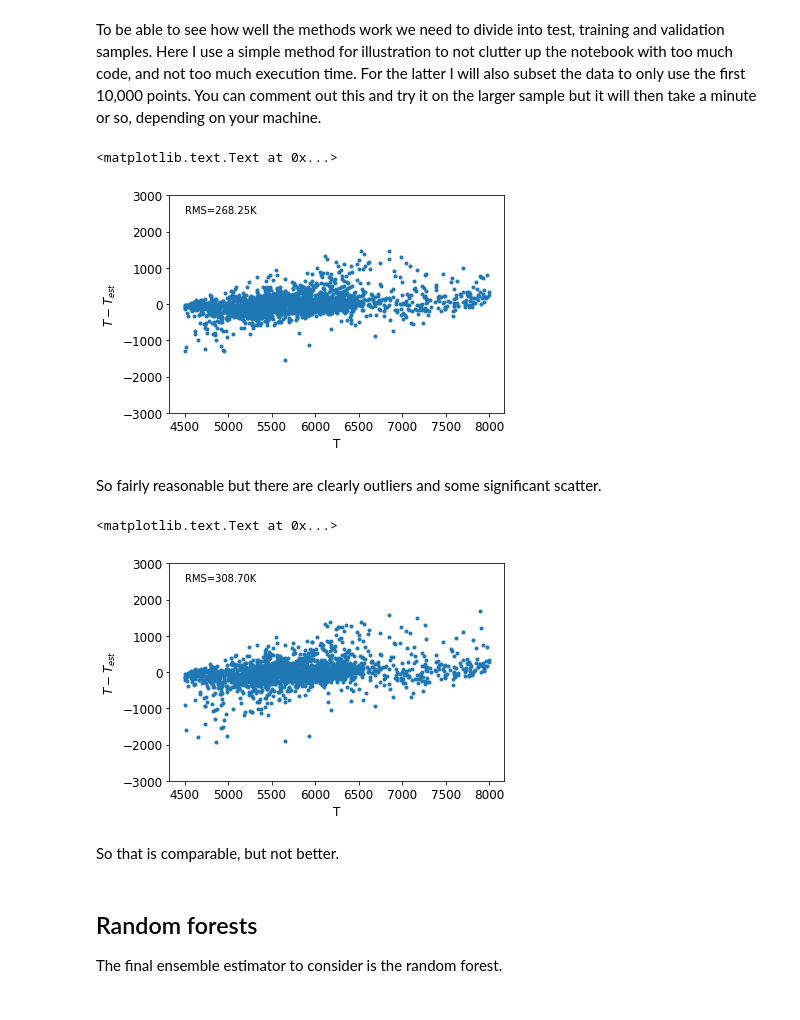
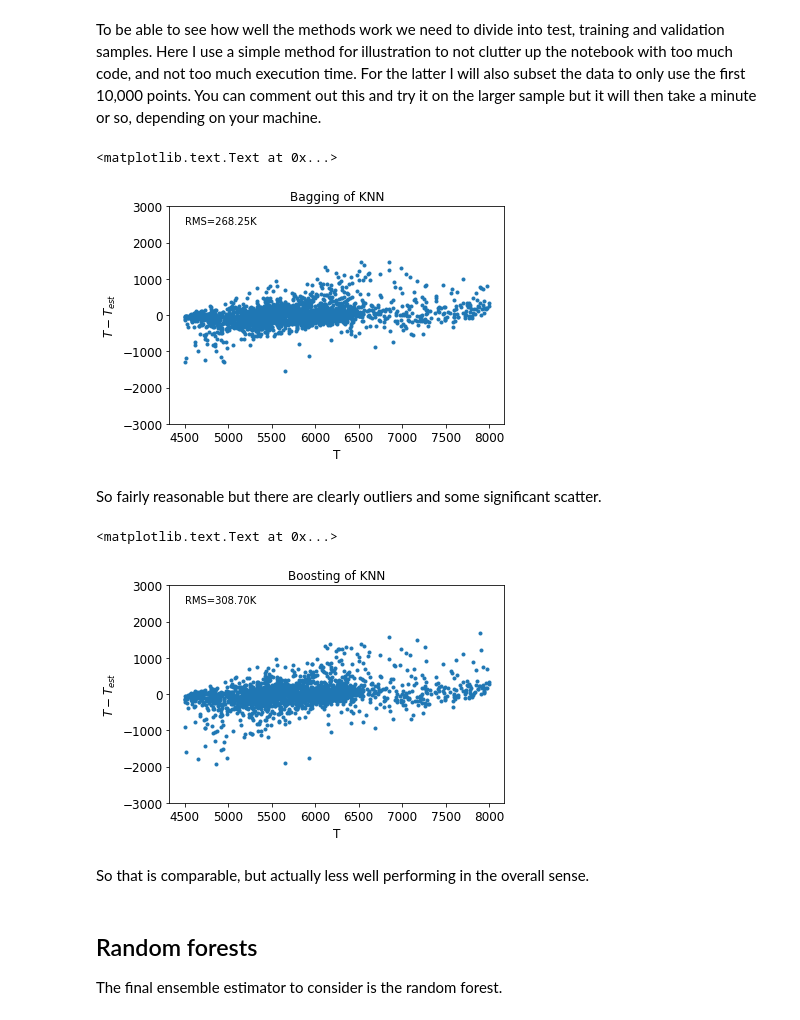
Before and after one commit to jbrinchmann/DDM2017, a Jupyter notebook: Problemsets/EnsembleMethods/Examples of combining estimators.ipynb, the cells around one changed output. Cells and saved outputs as stored; diff of their text form; code cells hidden in the pictures.

```diff
--- a/Problemsets/EnsembleMethods/Examples of combining estimators.ipynb
+++ b/Problemsets/EnsembleMethods/Examples of combining estimators.ipynb
@@ -250,11 +250,12 @@ plt.scatter(y_test, y_test-T_est_bag, marker='.')
 plt.xlabel('T')
 plt.ylabel(r'$T-T_{est}$')
 plt.ylim(-3000, 3000)
+plt.title('Bagging of KNN')
 sig = np.std(y_test-T_est_bag)
 plt.text(4500, 2500, r"RMS={0:.2f}K".format(sig))
 # %% [output]
 <matplotlib.text.Text at 0x...>
-[figure, old version]
+[figure, new version]
 # %% [markdown]
 So fairly reasonable but there are clearly outliers and some significant scatter.
 # %%
@@ -262,15 +263,16 @@ T_est_boost = knn_boost.fit(X_train, y_train).predict(X_test)
 # %%
 plt.scatter(y_test, y_test-T_est_boost, marker='.')
 plt.xlabel('T')
 plt.ylabel(r'$T-T_{est}$')
 plt.ylim(-3000, 3000)
+plt.title('Boosting of KNN')
 sig = np.std(y_test-T_est_boost)
 plt.text(4500, 2500, r"RMS={0:.2f}K".format(sig))
 # %% [output]
 <matplotlib.text.Text at 0x...>
-[figure, old version]
+[figure, new version]
 # %% [markdown]
-So that is comparable, but not better.
+So that is comparable, but actually less well performing in the overall sense.
 # %% [markdown]
 ## Random forests
 
```
Also changed, not shown: parts of 9 cells of this notebook.
